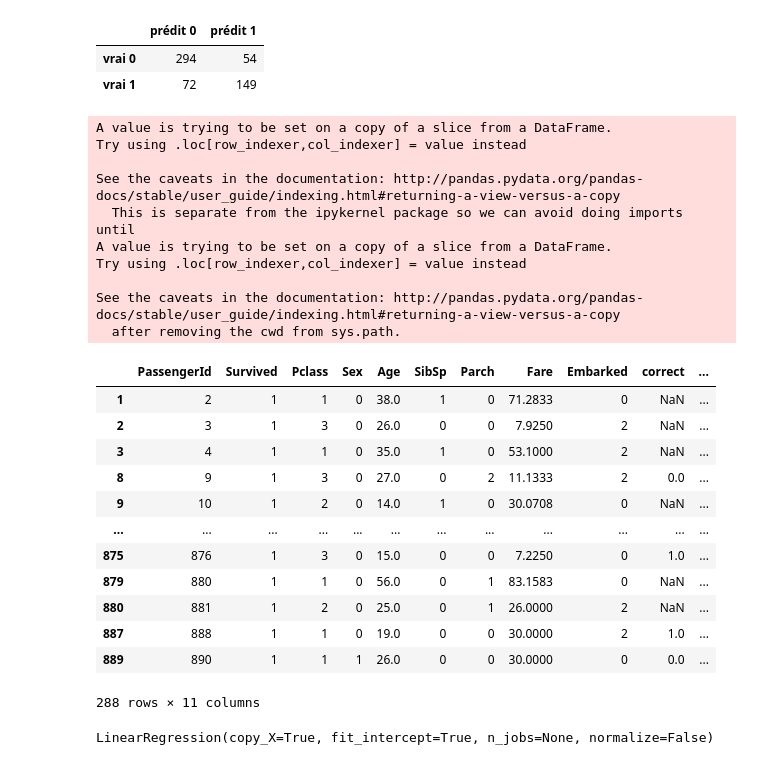
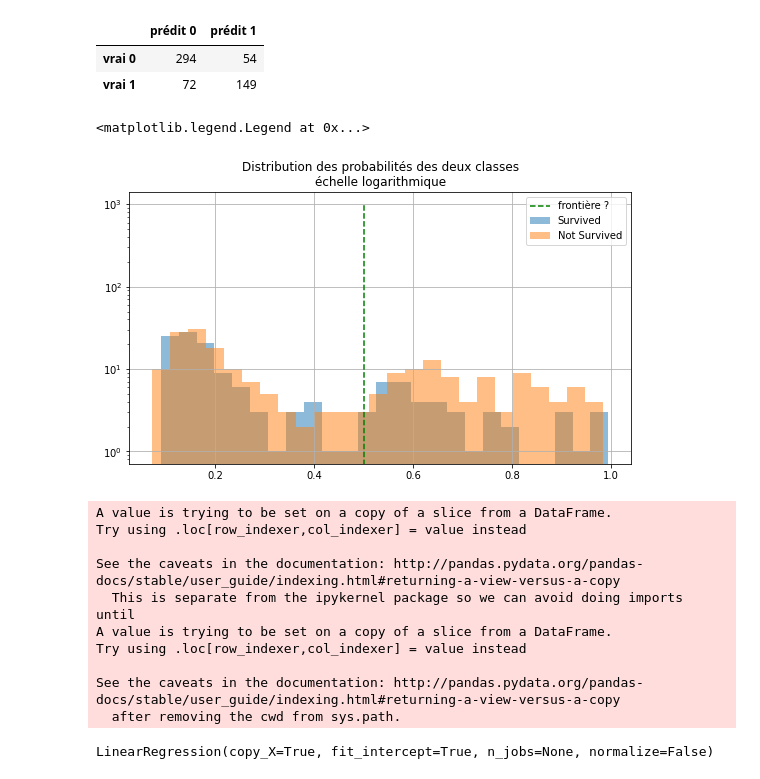
Before and after one commit to supermomie/titanic, a Jupyter notebook: Titatic.ipynb, the cells around one changed output. Cells and saved outputs as stored; diff of their text form; code cells hidden in the pictures.

```diff
--- a/Titatic.ipynb
+++ b/Titatic.ipynb
@@ -251,6 +289,22 @@ cm
 |  | prédit 0 | prédit 1 |
 | vrai 0 | 294 | 54 |
 | vrai 1 | 72 | 149 |
+# %%
+proba_1 = model.predict_proba(X_train)[:, 1]
+pr = pd.DataFrame(proba_1, columns=['proba'])
+pr['Action'] = y_train
+
+fig, ax = plt.subplots(1,1,figsize=(9,5))
+
+pr[pr.Action == 1]['proba'].hist(bins=25, label='Survived', alpha=0.5, ax=ax)
+pr[pr.Action == 0]['proba'].hist(bins=25, label='Not Survived', alpha=0.5, ax=ax)
+ax.plot([0.5, 0.5], [0, 1000], 'g--', label="frontière ?")
+ax.set_yscale('log') #l'échelle logarithmique permet de mieux voir les probabilités qui sont faibles
+ax.set_title('Distribution des probabilités des deux classes\néchelle logarithmique')
+ax.legend()
+# %% [output]
+<matplotlib.legend.Legend at 0x...>
+[figure, added]
 # %%
 # csvOutPut = valid_test['resilies'] + valid_test['predicted'] + valid_test['correct']
 csvOutPut = train
@@ -260,8 +314,8 @@ csvOutPut['prediction'] = valid_test['predicted']
 csvOutPut[csvOutPut['prediction'] == 1]
 csvOutPut[csvOutPut['Survived'] == 1]
 
-# csvOutPut
-# csvOutPut.to_csv("/home/fakhredine/Desktop/valid.csv", index=False)
+csvOutPut
+csvOutPut.to_csv("/home/fakhredine/Desktop/prediction.csv", index=False)
 # %% [output]
 A value is trying to be set on a copy of a slice from a DataFrame.
 Try using .loc[row_indexer,col_indexer] = value instead
@@ -273,19 +327,6 @@ Try using .loc[row_indexer,col_indexer] = value instead
 
 See the caveats in the documentation: http://pandas.pydata.org/pandas-docs/stable/user_guide/indexing.html#returning-a-view-versus-a-copy
   after removing the cwd from sys.path.
-|  | PassengerId | Survived | Pclass | Sex | Age | SibSp | Parch | Fare | Embarked | correct | ... |
-| 1 | 2 | 1 | 1 | 0 | 38.0 | 1 | 0 | 71.2833 | 0 | NaN | ... |
-| 2 | 3 | 1 | 3 | 0 | 26.0 | 0 | 0 | 7.9250 | 2 | NaN | ... |
-| 3 | 4 | 1 | 1 | 0 | 35.0 | 1 | 0 | 53.1000 | 2 | NaN | ... |
-| 8 | 9 | 1 | 3 | 0 | 27.0 | 0 | 2 | 11.1333 | 2 | 0.0 | ... |
-| 9 | 10 | 1 | 2 | 0 | 14.0 | 1 | 0 | 30.0708 | 0 | NaN | ... |
-| ... | ... | ... | ... | ... | ... | ... | ... | ... | ... | ... | ... |
-| 875 | 876 | 1 | 3 | 0 | 15.0 | 0 | 0 | 7.2250 | 0 | 1.0 | ... |
-| 879 | 880 | 1 | 1 | 0 | 56.0 | 0 | 1 | 83.1583 | 0 | NaN | ... |
-| 880 | 881 | 1 | 2 | 0 | 25.0 | 0 | 1 | 26.0000 | 2 | NaN | ... |
-| 887 | 888 | 1 | 1 | 0 | 19.0 | 0 | 0 | 30.0000 | 2 | 1.0 | ... |
-| 889 | 890 | 1 | 1 | 1 | 26.0 | 0 | 0 | 30.0000 | 0 | 0.0 | ... |
-288 rows × 11 columns
 # %%
 from sklearn.linear_model import LinearRegression
 model = LinearRegression()
```
Also changed, not shown: parts of 4 cells of this notebook.
